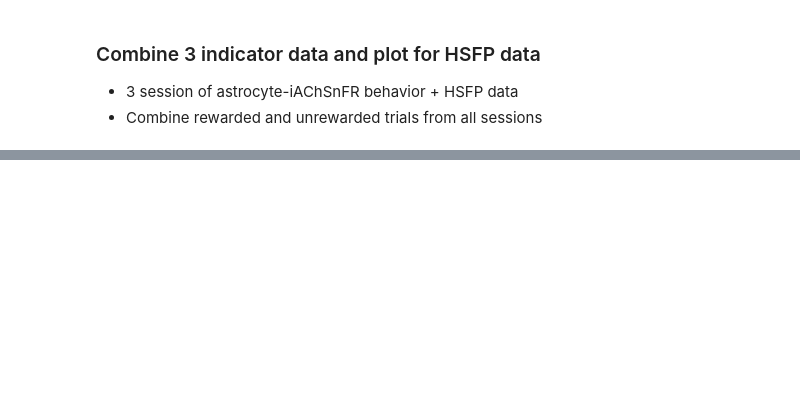
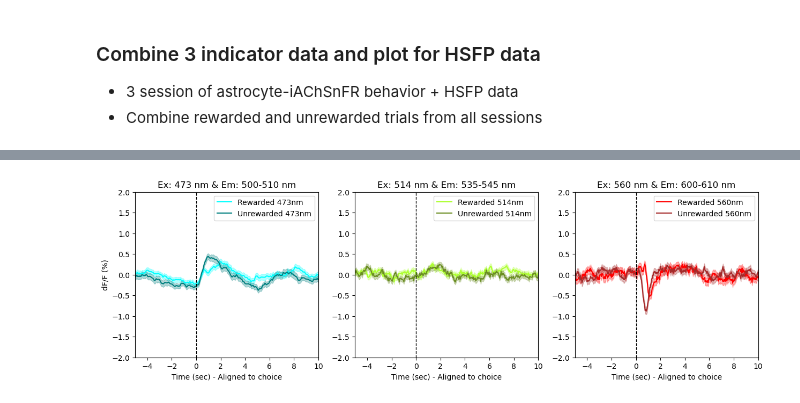
Before and after one commit to AllenNeuralDynamics/HSFPpreprocess, a Jupyter notebook: plot_threeIndicator.ipynb, the cells around one changed output, grey strips where cells are left out. Saved outputs shown, nothing was run; the diff lists cells and outputs as text; code cells hidden in the pictures; blank space fills up the shorter version.

```diff
--- a/plot_threeIndicator.ipynb
+++ b/plot_threeIndicator.ipynb
@@ -359,0 +451,81 @@ plt.show()
+# %%
+T = time+2
+A = 0.3
+plt.figure(figsize=(15,4))
+
+# Plot the mean and sem for 473 F1
+plt.subplot(1,3,1)
+plt.plot(T,Re_473_F1_500_mean,color='cyan',label='Rewarded 473nm')
+plt.fill_between(T,Re_473_F1_500_mean-Re_473_F1_500_sem,Re_473_F1_500_mean+Re_473_F1_500_sem,color='cyan',alpha=A)
+plt.plot(T,UnRe_473_F1_500_mean,color='teal',label='Unrewarded 473nm')
+plt.fill_between(T,UnRe_473_F1_500_mean-UnRe_473_F1_500_sem,UnRe_473_F1_500_mean+UnRe_473_F1_500_sem,color='teal',alpha=A)
+plt.xlim(-5,10)
+plt.xlabel('Time (sec) - Aligned to choice')
+plt.ylim(-2,2)
+plt.ylabel('dF/F (%)')
+plt.title(f'Ex: 473 nm & Em: {wavelength[wavelength_start_473]}-{wavelength[wavelength_end_473]} nm')
+plt.legend()
+plt.axvline(x=0,color='black',linestyle='--',linewidth=1)
+
+# Plot the mean and sem for 514 F1
+plt.subplot(1,3,2)
+plt.plot(T,Re_514_F1_500_mean,color='greenyellow',label='Rewarded 514nm')
+plt.fill_between(T,Re_514_F1_500_mean-Re_514_F1_500_sem,Re_514_F1_500_mean+Re_514_F1_500_sem,color='greenyellow',alpha=A)
+plt.plot(T,UnRe_514_F1_500_mean,color='olivedrab',label='Unrewarded 514nm')
+plt.fill_between(T,UnRe_514_F1_500_mean-UnRe_514_F1_500_sem,UnRe_514_F1_500_mean+UnRe_514_F1_500_sem,color='olivedrab',alpha=A)
+plt.xlim(-5,10)
+plt.xlabel('Time (sec) - Aligned to choice')
+plt.ylim(-2,2)
+plt.title(f'Ex: 514 nm & Em: {wavelength[wavelength_start_514]}-{wavelength[wavelength_end_514]} nm')
+plt.legend()
+plt.axvline(x=0,color='black',linestyle='--',linewidth=1)
+
+# Plot the mean and sem for 560 F1
+plt.subplot(1,3,3)
+plt.plot(T,Re_560_F1_500_mean,color='red',label='Rewarded 560nm')
+plt.fill_between(T,Re_560_F1_500_mean-Re_560_F1_500_sem,Re_560_F1_500_mean+Re_560_F1_500_sem,color='red',alpha=A)
+plt.plot(T,UnRe_560_F1_500_mean,color='brown',label='Unrewarded 560nm')
+plt.fill_between(T,UnRe_560_F1_500_mean-UnRe_560_F1_500_sem,UnRe_560_F1_500_mean+UnRe_560_F1_500_sem,color='brown',alpha=A)
+plt.xlim(-5,10)
+plt.xlabel('Time (sec) - Aligned to choice')
+plt.ylim(-2,2)
+plt.title(f'Ex: 560 nm & Em: {wavelength[wavelength_start_560]}-{wavelength[wavelength_end_560]} nm')
+plt.legend()
+plt.axvline(x=0,color='black',linestyle='--',linewidth=1)
+plt.show()
+
+plt.figure(figsize=(15,4))
+# Plot the mean and sem for rewarded trials
+plt.subplot(1,2,1)
+plt.plot(T,Re_473_F1_500_mean,color='cyan',label='Calcium')
+plt.fill_between(T,Re_473_F1_500_mean-Re_473_F1_500_sem,Re_473_F1_500_mean+Re_473_F1_500_sem,color='cyan',alpha=A)
+plt.plot(T,Re_514_F1_500_mean,color='greenyellow',label='Acetylcholine')
+plt.fill_between(T,Re_514_F1_500_mean-Re_514_F1_500_sem,Re_514_F1_500_mean+Re_514_F1_500_sem,color='greenyellow',alpha=A)
+plt.plot(T,Re_560_F1_500_mean,color='red',label='Dopamine')
+plt.fill_between(T,Re_560_F1_500_mean-Re_560_F1_500_sem,Re_560_F1_500_mean+Re_560_F1_500_sem,color='red',alpha=A)
+plt.xlim(-5,10)
+plt.xlabel('Time (sec) - Aligned to choice')
+plt.ylim(-2,2)
+plt.ylabel('dF/F (%)')
+plt.title(f'Rewarded trials')
+plt.legend()
+plt.axvline(x=0,color='black',linestyle='--',linewidth=1)
+
+# Plot the mean and sem for unrewarded trials
+plt.subplot(1,2,2)
+plt.plot(T,UnRe_473_F1_500_mean,color='teal',label='Calcium')
+plt.fill_between(T,UnRe_473_F1_500_mean-UnRe_473_F1_500_sem,UnRe_473_F1_500_mean+UnRe_473_F1_500_sem,color='teal',alpha=A)
+plt.plot(T,UnRe_514_F1_500_mean,color='olivedrab',label='Acetylcholine')
+plt.fill_between(T,UnRe_514_F1_500_mean-UnRe_514_F1_500_sem,UnRe_514_F1_500_mean+UnRe_514_F1_500_sem,color='olivedrab',alpha=A)
+plt.plot(T,UnRe_560_F1_500_mean,color='brown',label='Dopamine')
+plt.fill_between(T,UnRe_560_F1_500_mean-UnRe_560_F1_500_sem,UnRe_560_F1_500_mean+UnRe_560_F1_500_sem,color='brown',alpha=A)
+plt.xlim(-5,10)
+plt.xlabel('Time (sec) - Aligned to choice')
+plt.ylim(-2,2)
+plt.ylabel('dF/F (%)')
+plt.title(f'Unrewarded trials')
+plt.legend()
+plt.axvline(x=0,color='black',linestyle='--',linewidth=1)
+plt.show()
+# %% [output]
+[figure, added]
```
Also changed, not shown: parts of 7 cells of this notebook, 3 other files.
